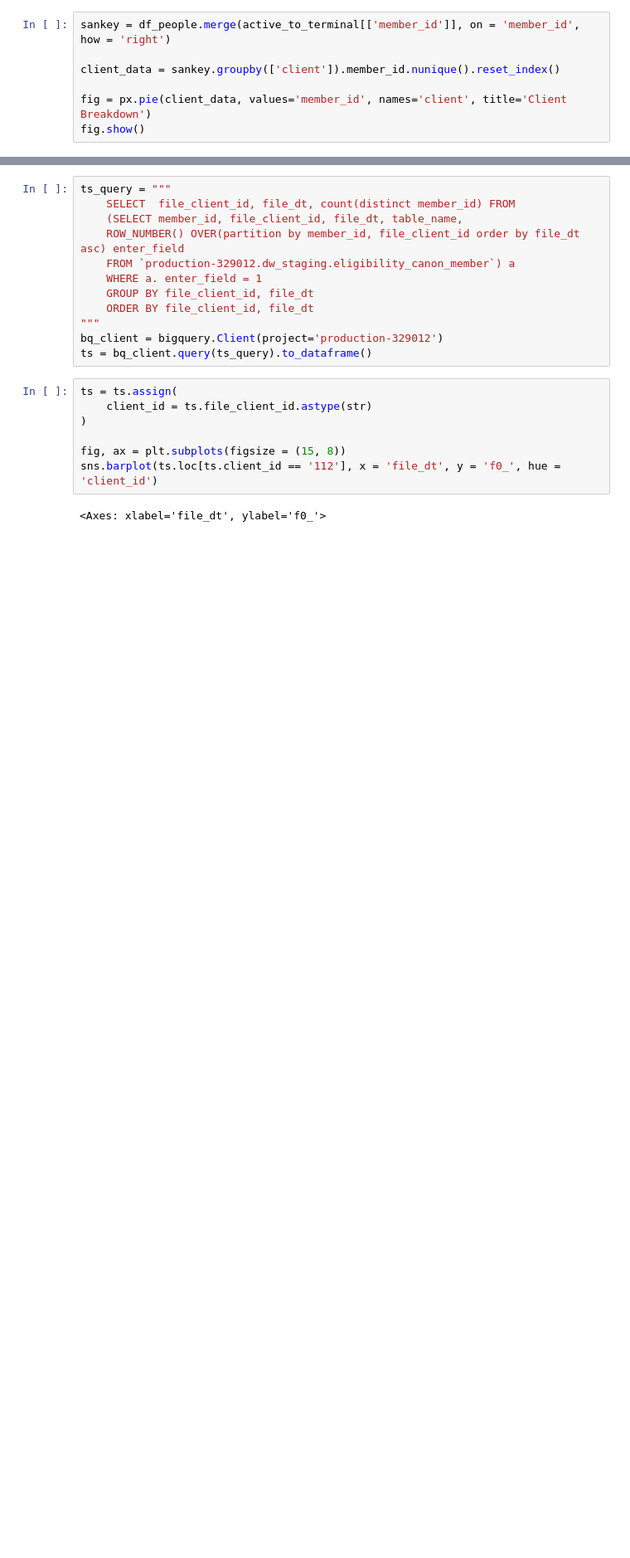
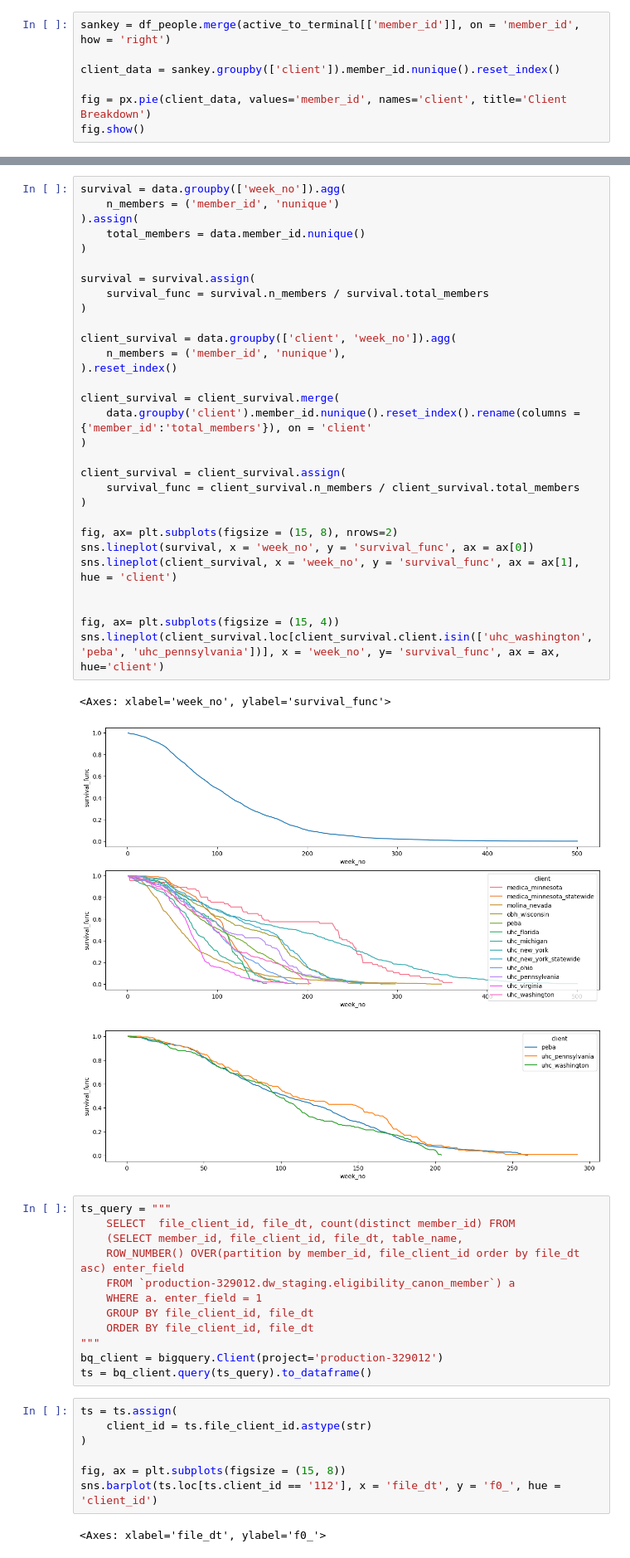
Before and after one commit to abeReema/staffing-headcount, a Jupyter notebook: EDA/initial_eda.ipynb, the cells around one changed output, grey strips where cells are left out. Shown at 83% size. Drawn from its saved outputs; the diff is of its cells as text; blank space fills up the shorter version.

```diff
--- a/EDA/initial_eda.ipynb
+++ b/EDA/initial_eda.ipynb
@@ -117,3 +413,37 @@ active_to_terminal
+# %%
+survival = data.groupby(['week_no']).agg(
+    n_members = ('member_id', 'nunique')
+).assign(
+    total_members = data.member_id.nunique()
+)
+
+survival = survival.assign(
+    survival_func = survival.n_members / survival.total_members
+)
+
+client_survival = data.groupby(['client', 'week_no']).agg(
+    n_members = ('member_id', 'nunique'),
+).reset_index()
+
+client_survival = client_survival.merge(
+    data.groupby('client').member_id.nunique().reset_index().rename(columns = {'member_id':'total_members'}), on = 'client'
+)
+
+client_survival = client_survival.assign(
+    survival_func = client_survival.n_members / client_survival.total_members
+)
+
+fig, ax= plt.subplots(figsize = (15, 8), nrows=2)
+sns.lineplot(survival, x = 'week_no', y = 'survival_func', ax = ax[0])
+sns.lineplot(client_survival, x = 'week_no', y = 'survival_func', ax = ax[1], hue = 'client')
+
+
+fig, ax= plt.subplots(figsize = (15, 4))
+sns.lineplot(client_survival.loc[client_survival.client.isin(['uhc_washington', 'peba', 'uhc_pennsylvania'])], x = 'week_no', y= 'survival_func', ax = ax, hue='client')
+# %% [output]
+<Axes: xlabel='week_no', ylabel='survival_func'>
+[figure, added]
+[figure, added]
 # %%
 ts_query = """
     SELECT  file_client_id, file_dt, count(distinct member_id) FROM
```
Also changed, not shown: parts of 18 cells of this notebook, 12 other files.
